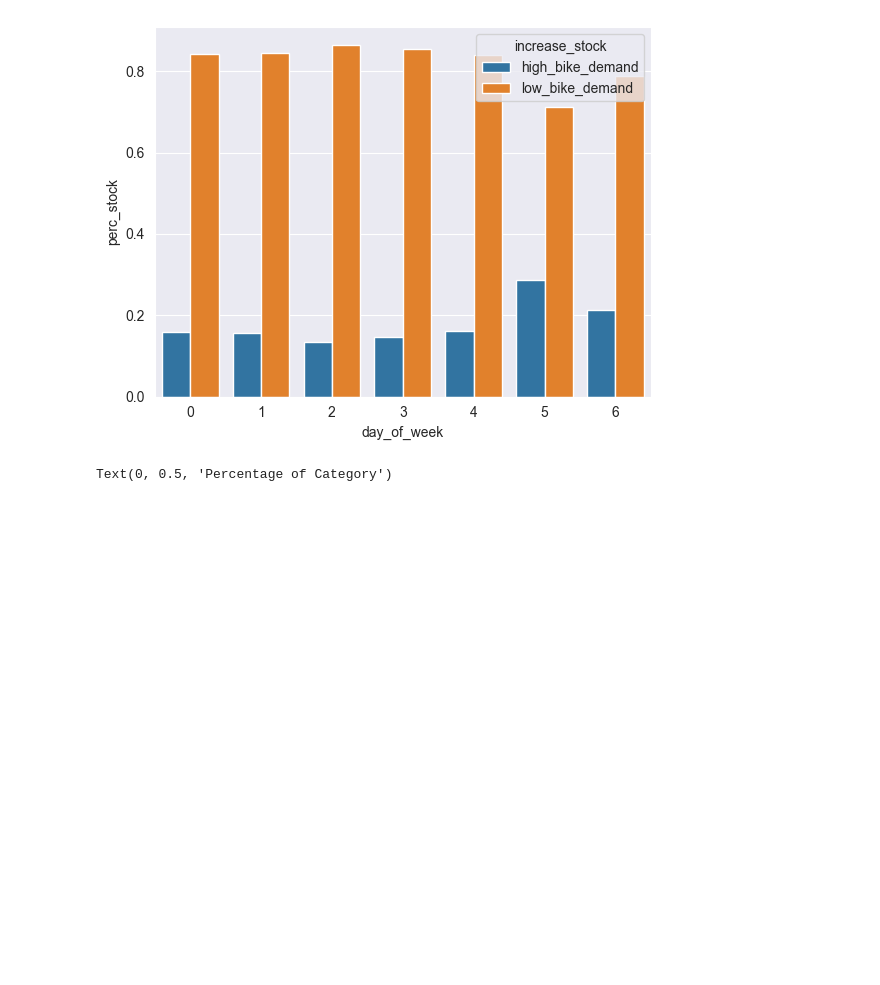
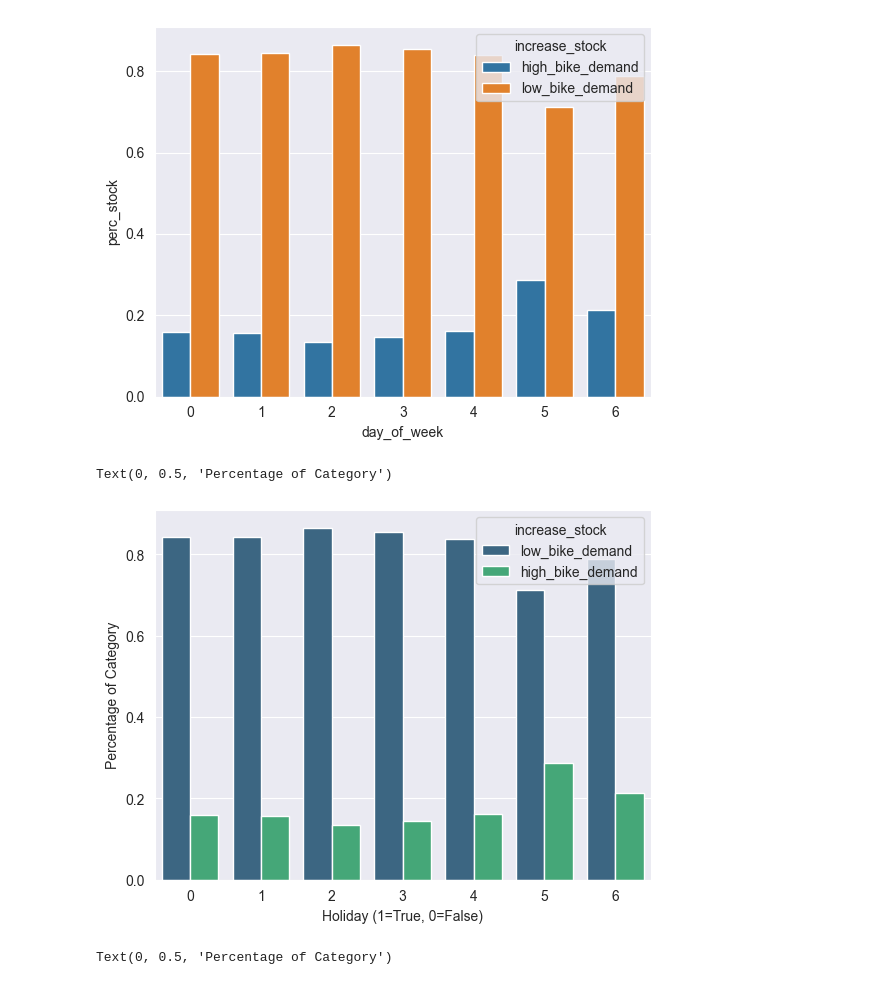
Before and after one commit to vaughankraska/BIKES_SML, a Jupyter notebook: notebooks/es_data_exporation.ipynb, the cells around one changed output. Saved outputs shown, nothing was run; the diff lists cells and outputs as text; code cells hidden in the pictures; blank space fills up the shorter version.

```diff
--- a/notebooks/es_data_exporation.ipynb
+++ b/notebooks/es_data_exporation.ipynb
@@ -142,6 +142,16 @@ df_weekday["perc_stock"] = df_weekday["count_stock"] / df_weekday["count_weekday
 _ = sns.barplot(data = df_weekday, x="day_of_week",y="perc_stock", hue = "increase_stock")
 # %% [output]
 [figure]
+# %%
+# do again with  my code
+bar_day_of_week_data = data[['day_of_week', 'increase_stock']].groupby('day_of_week')['increase_stock'].value_counts(normalize=True).reset_index(name='proportion')
+sns.barplot(data=bar_day_of_week_data, x='day_of_week', y='proportion',
+            hue='increase_stock', palette='viridis')
+plt.xlabel('Holiday (1=True, 0=False)')
+plt.ylabel('Percentage of Category')
+# %% [output]
+Text(0, 0.5, 'Percentage of Category')
+[figure, added]
 # %%
 bar_holiday = data[['holiday','increase_stock']].groupby('holiday')['increase_stock'].value_counts(normalize=True).reset_index(name='proportion')
 sns.barplot(data=bar_holiday, x='holiday', y='proportion', hue='increase_stock', palette='viridis')
```
